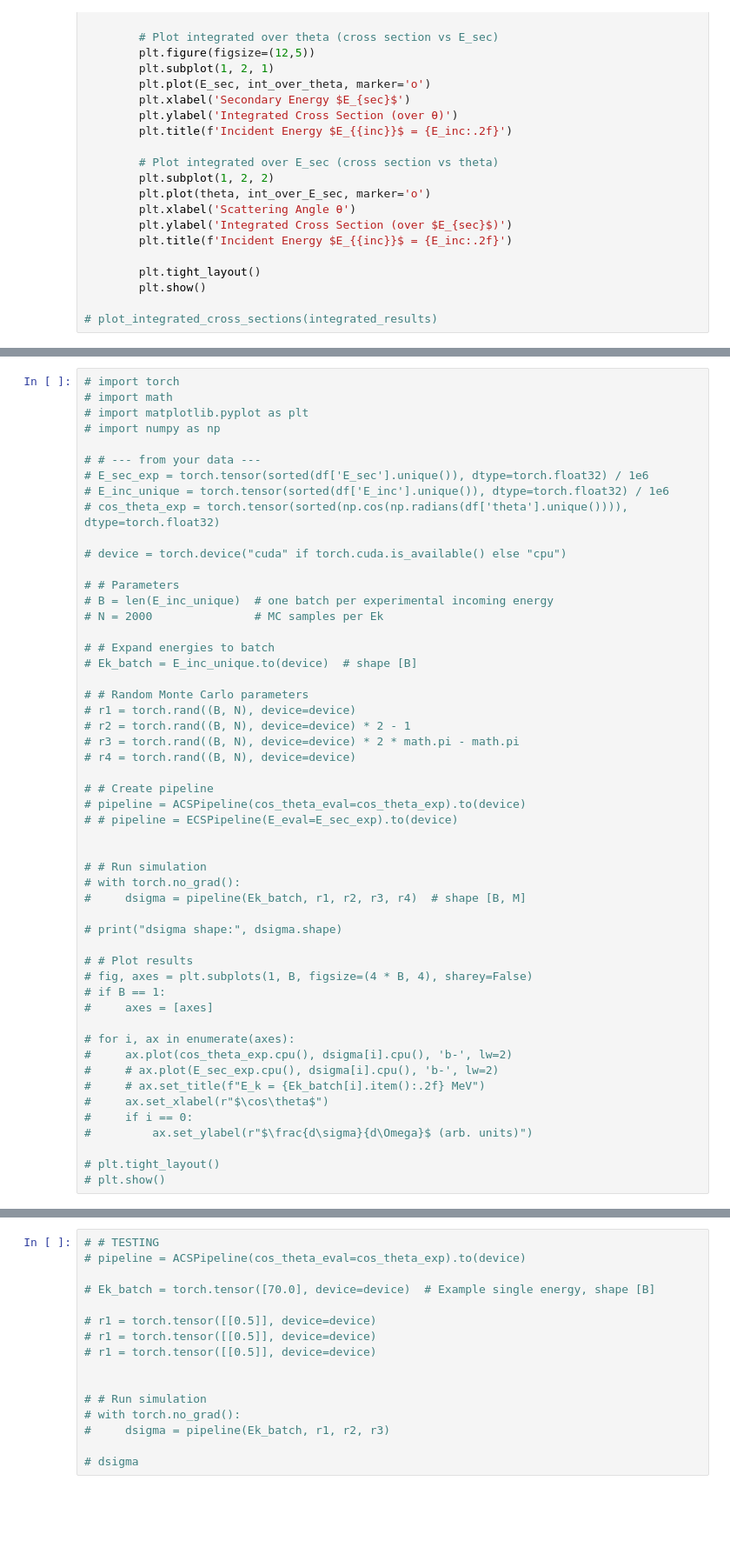
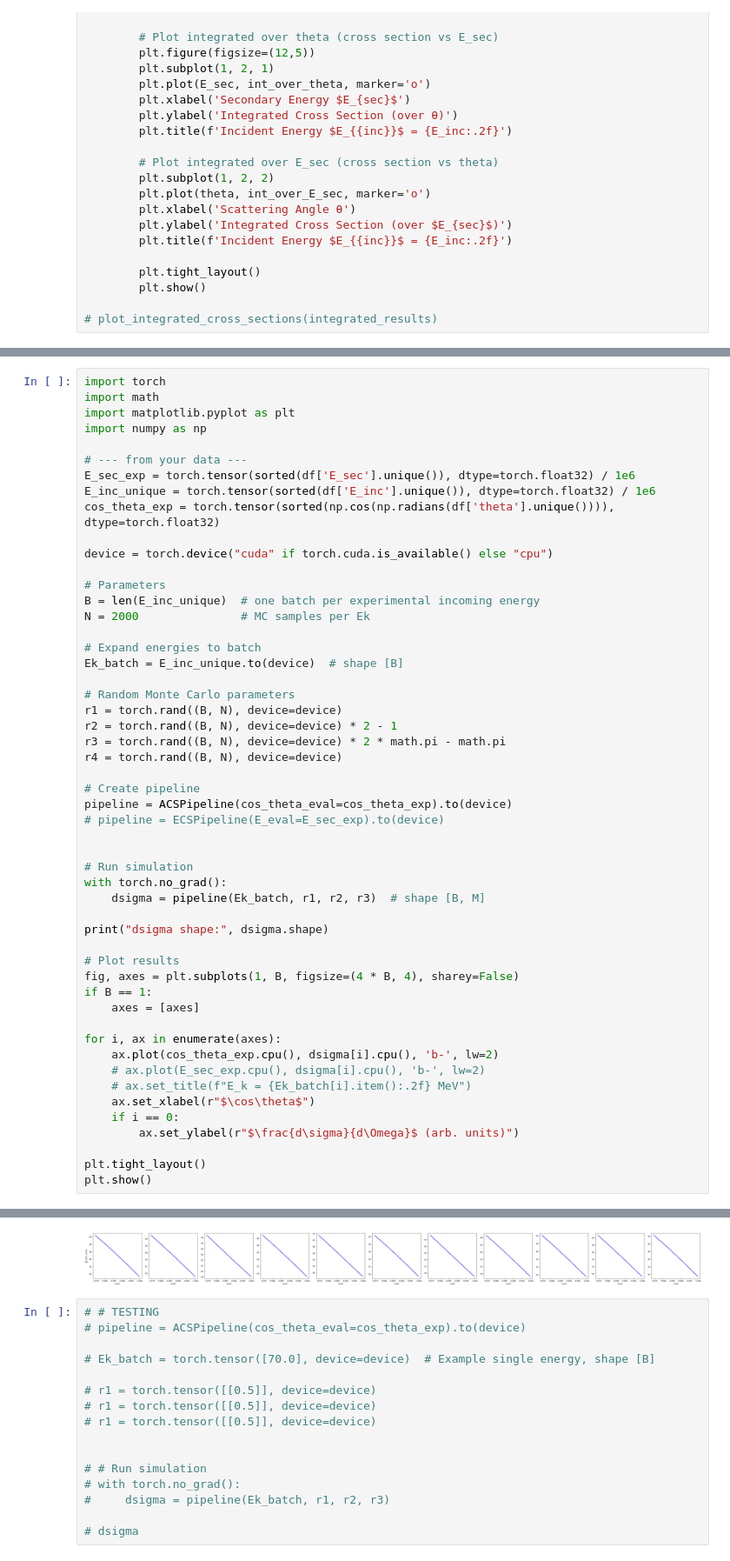
Before and after one commit to LucAstrand/MCML, a Jupyter notebook: npReactionV6.ipynb, the cells around one changed output, grey strips where cells are left out. Shown at 87% size. Drawn from its saved outputs; the diff is of its cells as text; blank space fills up the shorter version.

```diff
--- a/npReactionV6.ipynb
+++ b/npReactionV6.ipynb
@@ -503,52 +766,53 @@ per-dimension grad std: tensor([3.5662e-05, 5.2207e+02, 1.5716e-05])
 # %%
-# import torch
-# import math
-# import matplotlib.pyplot as plt
-# import numpy as np
+import torch
+import math
+import matplotlib.pyplot as plt
+import numpy as np
 
-# # --- from your data ---
-# E_sec_exp = torch.tensor(sorted(df['E_sec'].unique()), dtype=torch.float32) / 1e6
-# E_inc_unique = torch.tensor(sorted(df['E_inc'].unique()), dtype=torch.float32) / 1e6
-# cos_theta_exp = torch.tensor(sorted(np.cos(np.radians(df['theta'].unique()))), dtype=torch.float32)
+# --- from your data ---
+E_sec_exp = torch.tensor(sorted(df['E_sec'].unique()), dtype=torch.float32) / 1e6
+E_inc_unique = torch.tensor(sorted(df['E_inc'].unique()), dtype=torch.float32) / 1e6
+cos_theta_exp = torch.tensor(sorted(np.cos(np.radians(df['theta'].unique()))), dtype=torch.float32)
 
-# device = torch.device("cuda" if torch.cuda.is_available() else "cpu")
+device = torch.device("cuda" if torch.cuda.is_available() else "cpu")
 
-# # Parameters
-# B = len(E_inc_unique)  # one batch per experimental incoming energy
-# N = 2000               # MC samples per Ek
+# Parameters
+B = len(E_inc_unique)  # one batch per experimental incoming energy
+N = 2000               # MC samples per Ek
 
-# # Expand energies to batch
-# Ek_batch = E_inc_unique.to(device)  # shape [B]
+# Expand energies to batch
+Ek_batch = E_inc_unique.to(device)  # shape [B]
 
-# # Random Monte Carlo parameters
-# r1 = torch.rand((B, N), device=device)
-# r2 = torch.rand((B, N), device=device) * 2 - 1
-# r3 = torch.rand((B, N), device=device) * 2 * math.pi - math.pi
-# r4 = torch.rand((B, N), device=device)
+# Random Monte Carlo parameters
+r1 = torch.rand((B, N), device=device)
+r2 = torch.rand((B, N), device=device) * 2 - 1
+r3 = torch.rand((B, N), device=device) * 2 * math.pi - math.pi
+r4 = torch.rand((B, N), device=device)
 
-# # Create pipeline
-# pipeline = ACSPipeline(cos_theta_eval=cos_theta_exp).to(device)
-# # pipeline = ECSPipeline(E_eval=E_sec_exp).to(device)
+# Create pipeline
+pipeline = ACSPipeline(cos_theta_eval=cos_theta_exp).to(device)
+# pipeline = ECSPipeline(E_eval=E_sec_exp).to(device)
 
 
-# # Run simulation
-# with torch.no_grad():
-#     dsigma = pipeline(Ek_batch, r1, r2, r3, r4)  # shape [B, M]
+# Run simulation
+with torch.no_grad():
+    dsigma = pipeline(Ek_batch, r1, r2, r3)  # shape [B, M]
 
-# print("dsigma shape:", dsigma.shape)
+print("dsigma shape:", dsigma.shape)
 
-# # Plot results
-# fig, axes = plt.subplots(1, B, figsize=(4 * B, 4), sharey=False)
-# if B == 1:
-#     axes = [axes]
+# Plot results
+fig, axes = plt.subplots(1, B, figsize=(4 * B, 4), sharey=False)
+if B == 1:
+    axes = [axes]
 
-# for i, ax in enumerate(axes):
-#     ax.plot(cos_theta_exp.cpu(), dsigma[i].cpu(), 'b-', lw=2)
-#     # ax.plot(E_sec_exp.cpu(), dsigma[i].cpu(), 'b-', lw=2)
-#     # ax.set_title(f"E_k = {Ek_batch[i].item():.2f} MeV")
-#     ax.set_xlabel(r"$\cos\theta$")
-#     if i == 0:
-#         ax.set_ylabel(r"$\frac{d\sigma}{d\Omega}$ (arb. units)")
+for i, ax in enumerate(axes):
+    ax.plot(cos_theta_exp.cpu(), dsigma[i].cpu(), 'b-', lw=2)
+    # ax.plot(E_sec_exp.cpu(), dsigma[i].cpu(), 'b-', lw=2)
+    # ax.set_title(f"E_k = {Ek_batch[i].item():.2f} MeV")
+    ax.set_xlabel(r"$\cos\theta$")
+    if i == 0:
+        ax.set_ylabel(r"$\frac{d\sigma}{d\Omega}$ (arb. units)")
 
-# plt.tight_layout()
-# plt.show()
+plt.tight_layout()
+plt.show()
+# %% [output]
@@ -555,3 +820,4 @@ per-dimension grad std: tensor([3.5662e-05, 5.2207e+02, 1.5716e-05])
+[figure, added]
 # %%
 # # TESTING
 # pipeline = ACSPipeline(cos_theta_eval=cos_theta_exp).to(device)
```
Also changed, not shown: parts of 9 cells of this notebook.
